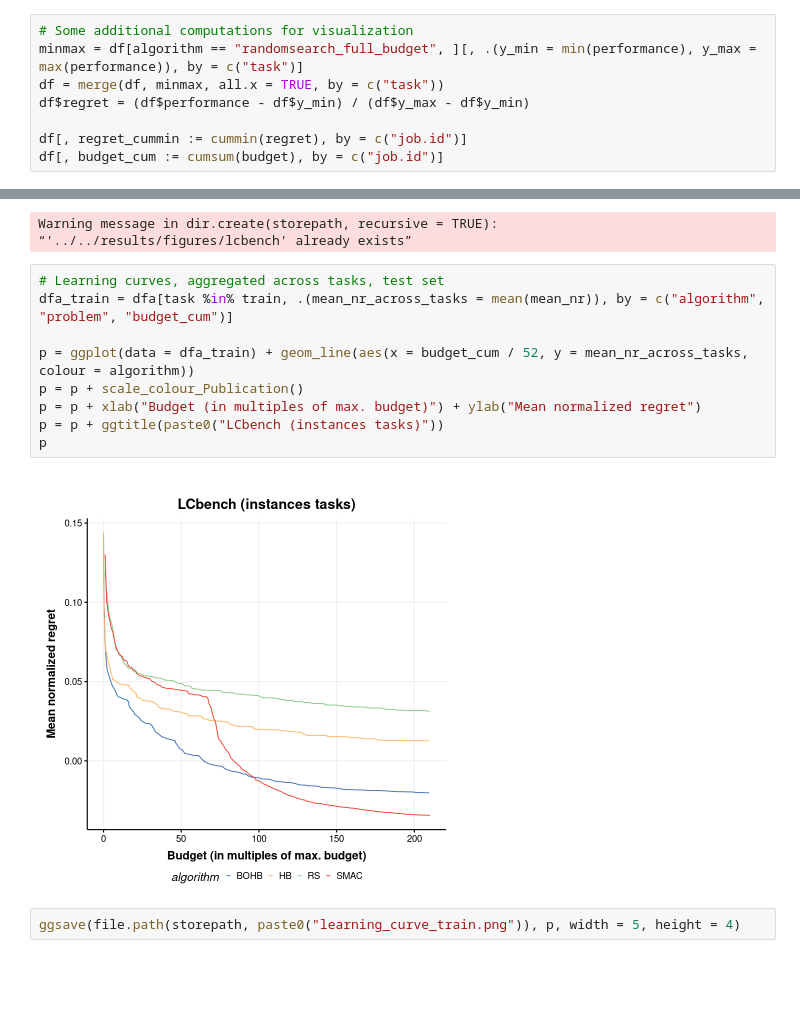
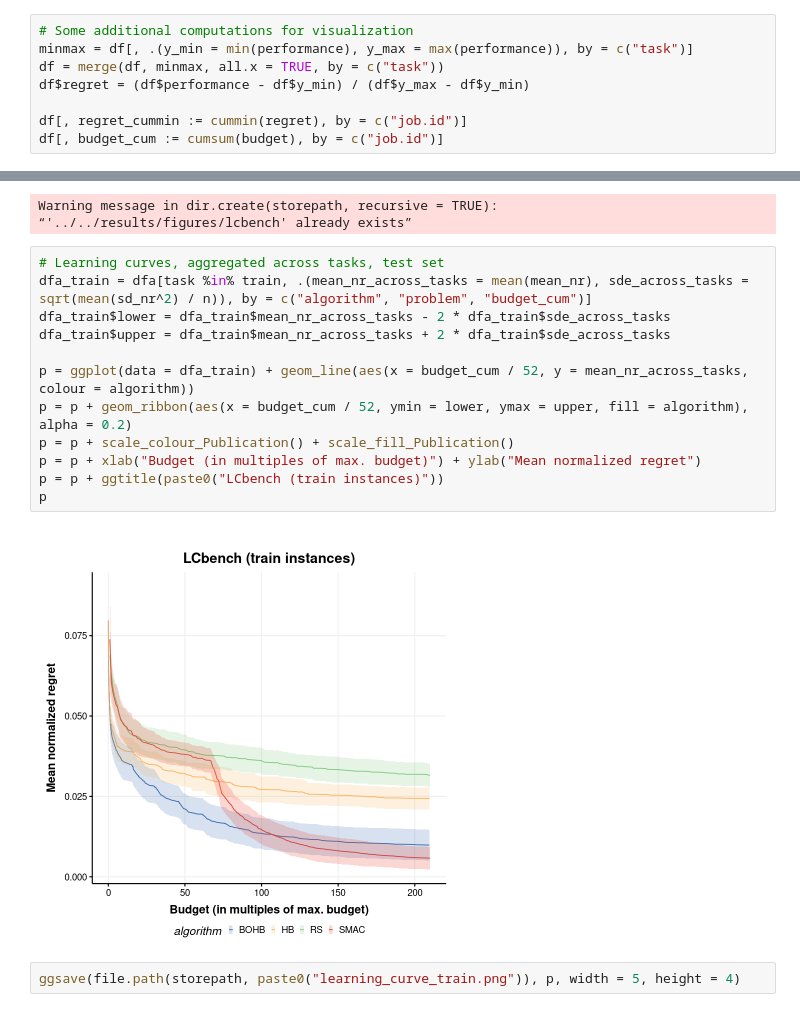
Before and after one commit to slds-lmu/paper_2021_benchmarking_special_issue, a Jupyter notebook: experiments/analysis/competitor_analysis.ipynb, the cells around one changed output, grey strips where cells are left out. Drawn from its saved outputs; the diff is of its cells as text; blank space fills up the shorter version.

```diff
--- a/experiments/analysis/competitor_analysis.ipynb
+++ b/experiments/analysis/competitor_analysis.ipynb
@@ -39,7 +40,7 @@ fps = list.files("../../results//reduced_files/lcbench/sequential/", full.names
 df = readAndConcatenateFiles(fps)
 # %%
 # Some additional computations for visualization
-minmax = df[algorithm == "randomsearch_full_budget", ][, .(y_min = min(performance), y_max = max(performance)), by = c("task")]
+minmax = df[, .(y_min = min(performance), y_max = max(performance)), by = c("task")]
 df = merge(df, minmax, all.x = TRUE, by = c("task"))
 df$regret = (df$performance - df$y_min) / (df$y_max - df$y_min)
 
@@ -71,15 +67,18 @@ Warning message in dir.create(storepath, recursive = TRUE):
 “'../../results/figures/lcbench' already exists”
 # %%
 # Learning curves, aggregated across tasks, test set
-dfa_train = dfa[task %in% train, .(mean_nr_across_tasks = mean(mean_nr)), by = c("algorithm", "problem", "budget_cum")]
+dfa_train = dfa[task %in% train, .(mean_nr_across_tasks = mean(mean_nr), sde_across_tasks = sqrt(mean(sd_nr^2) / n)), by = c("algorithm", "problem", "budget_cum")]
+dfa_train$lower = dfa_train$mean_nr_across_tasks - 2 * dfa_train$sde_across_tasks
+dfa_train$upper = dfa_train$mean_nr_across_tasks + 2 * dfa_train$sde_across_tasks
 
 p = ggplot(data = dfa_train) + geom_line(aes(x = budget_cum / 52, y = mean_nr_across_tasks, colour = algorithm))
-p = p + scale_colour_Publication()
+p = p + geom_ribbon(aes(x = budget_cum / 52, ymin = lower, ymax = upper, fill = algorithm), alpha = 0.2)
+p = p + scale_colour_Publication() + scale_fill_Publication()
 p = p + xlab("Budget (in multiples of max. budget)") + ylab("Mean normalized regret")
-p = p + ggtitle(paste0("LCbench (instances tasks)"))
+p = p + ggtitle(paste0("LCbench (train instances)"))
 p
 # %% [output]
-[figure, old version]
+[figure, new version]
 # %%
 ggsave(file.path(storepath, paste0("learning_curve_train.png")), p, width = 5, height = 4)
 # %%
```
Also changed, not shown: parts of 28 cells of this notebook.
